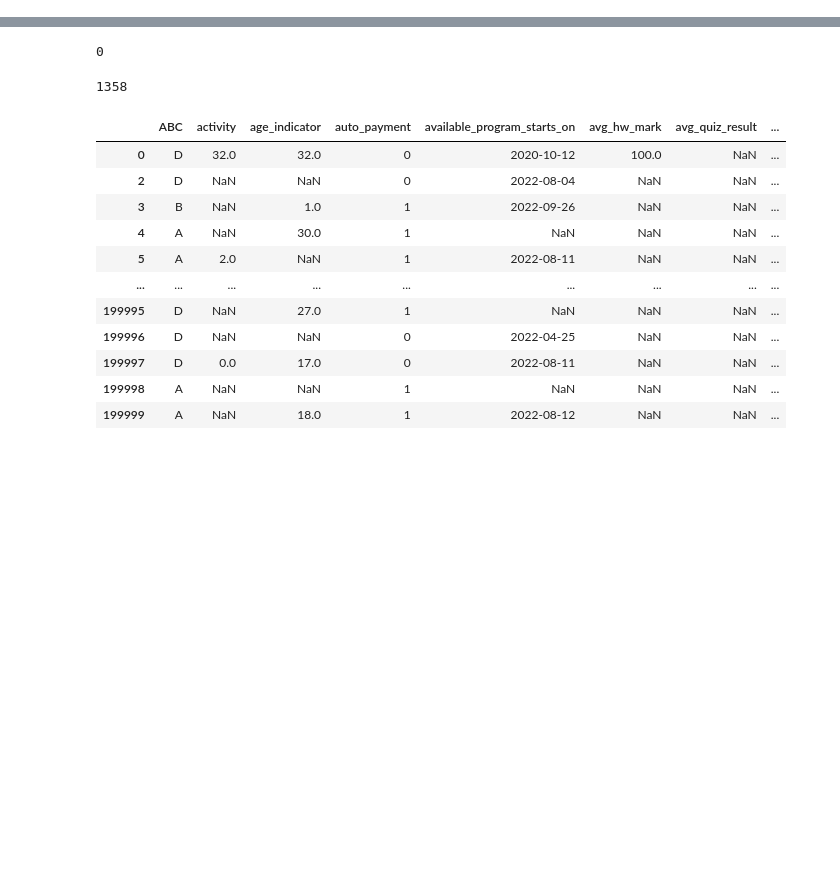
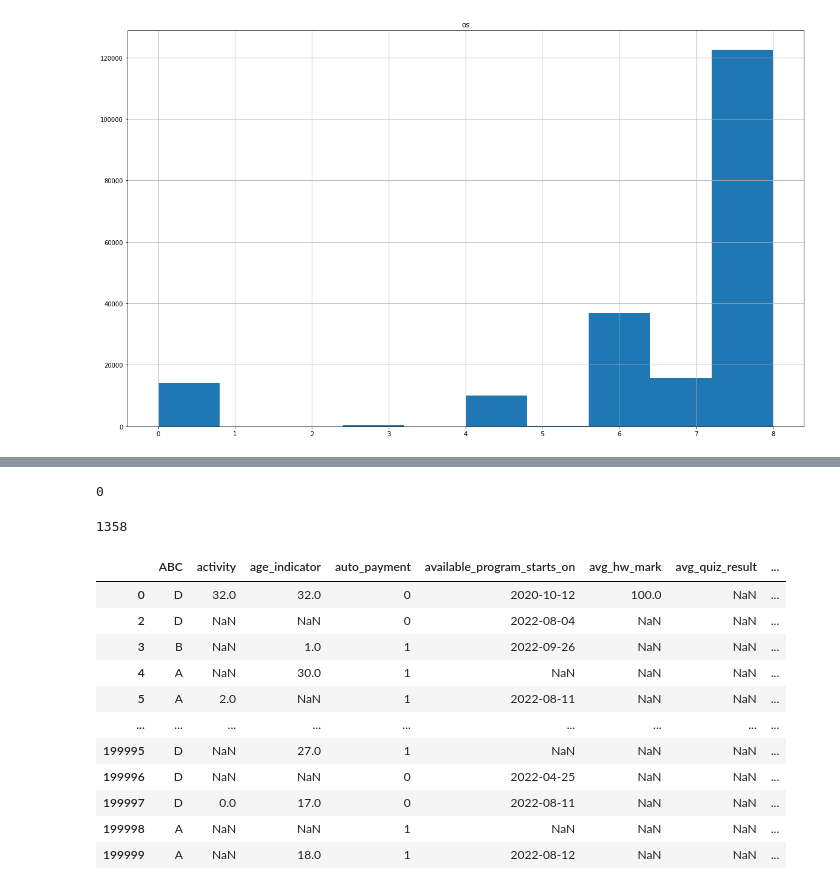
Before and after one commit to endovitskayaV/netology, a Jupyter notebook: explore.ipynb, the cells around one changed output, grey strips where cells are left out. Saved outputs shown, nothing was run; the diff lists cells and outputs as text; code cells hidden in the pictures; blank space fills up the shorter version.

```diff
--- a/explore.ipynb
+++ b/explore.ipynb
@@ -17,0 +35,4 @@ df = pd.read_csv("./content/train_enriched.csv")
+# %%
+df["bought_total"] = df.bought_d1+df.bought_d2 + df.bought_d3+df.bought_d4+df.bought_d5
+# %%
+df.platform=df.platform.apply(lambda p: 'mobile' if p =='tablet' else p)
@@ -17,0 +48,2 @@ df = pd.read_csv("./content/train_enriched.csv")
+# %%
+df.platform=df.platform.apply(lambda p: 'mobile' if p =='tablet' else p)
@@ -17,0 +54,3 @@ df = pd.read_csv("./content/train_enriched.csv")
+# %%
+os_le = preprocessing.LabelEncoder()
+df["os"] = os_le.fit_transform(df["os"])
@@ -17,0 +70,4 @@ df = pd.read_csv("./content/train_enriched.csv")
+# %%
+_ = df[["os"]].hist(figsize=(20,12))
+# %% [output]
+[figure, added]
```
Also changed, not shown: parts of 10 cells of this notebook, 9 other files.
